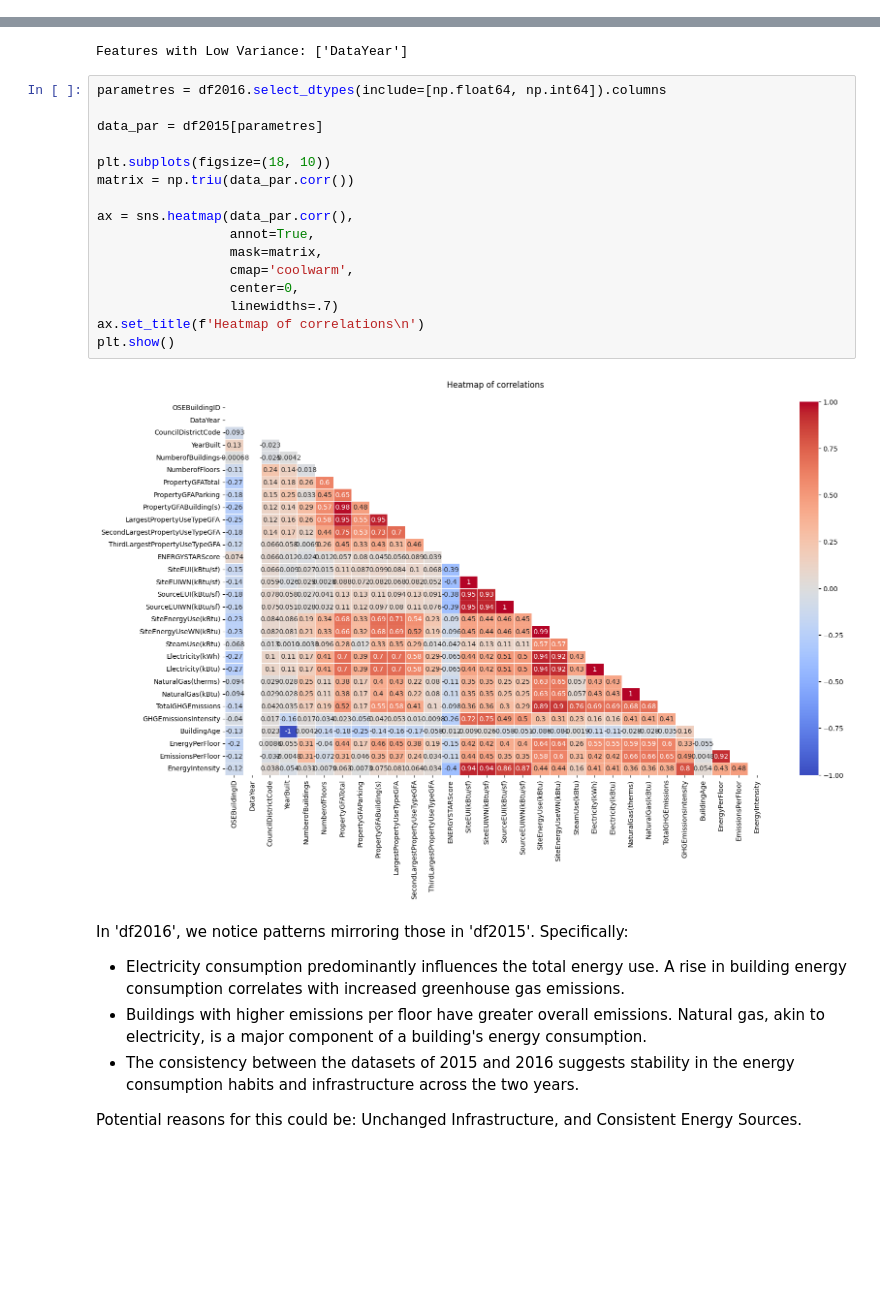
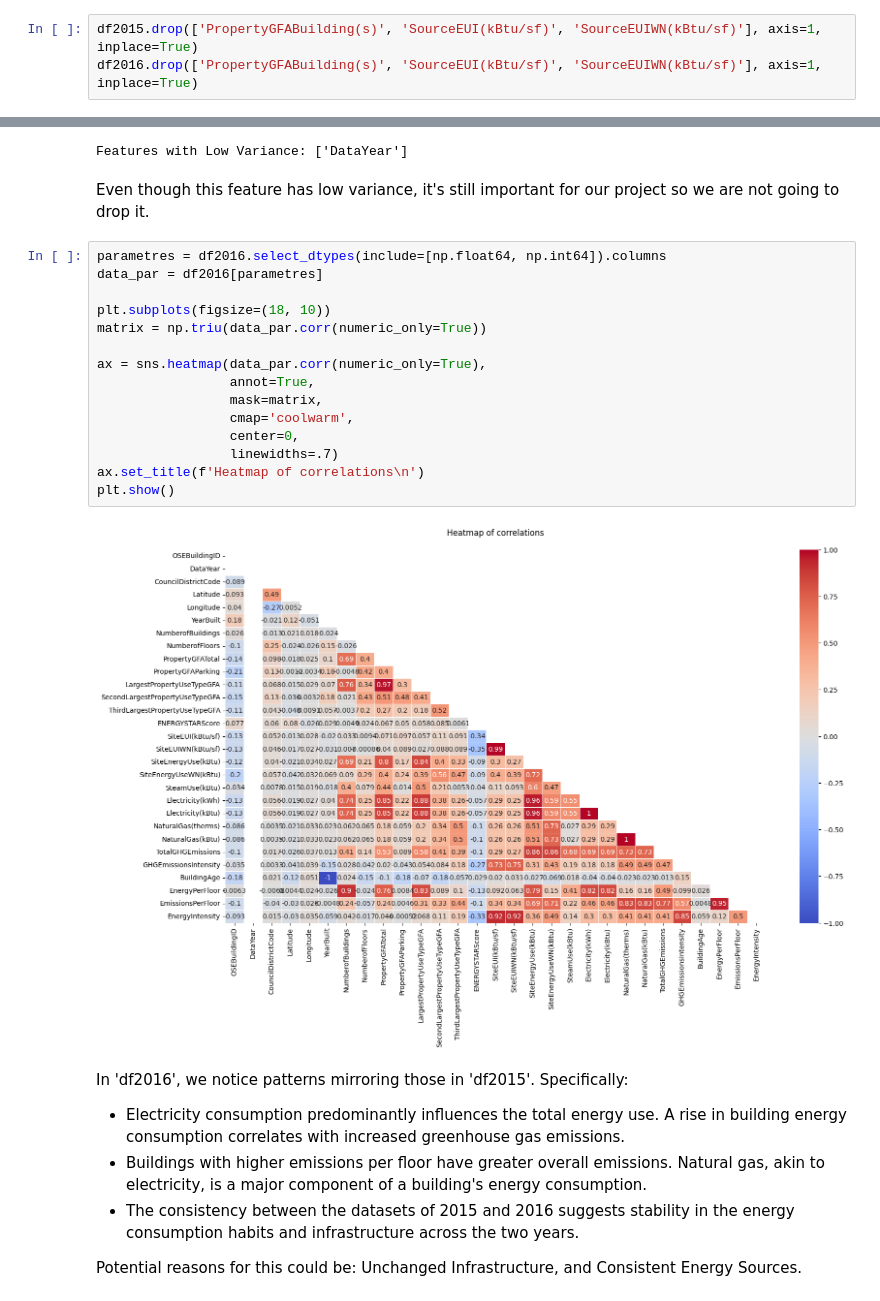
Before and after one commit to MahmoudMans/Team3_power_consumption, a Jupyter notebook: Team3_power_consumption.ipynb, the cells around one changed output, grey strips where cells are left out. Saved outputs shown, nothing was run; the diff lists cells and outputs as text; blank space fills up the shorter version.

```diff
--- a/Team3_power_consumption.ipynb
+++ b/Team3_power_consumption.ipynb
@@ -1054,27 +1056,31 @@ df2015 Columns that have high correlation: ['PropertyGFABuilding(s)', 'LargestPr
+# %%
+df2015.drop(['PropertyGFABuilding(s)', 'SourceEUI(kBtu/sf)', 'SourceEUIWN(kBtu/sf)'], axis=1, inplace=True)
+df2016.drop(['PropertyGFABuilding(s)', 'SourceEUI(kBtu/sf)', 'SourceEUIWN(kBtu/sf)'], axis=1, inplace=True)
 # %%
 variance_threshold = 0.01
 low_variance_features = df2015.var(numeric_only=True)[df2015.var(numeric_only=True) < variance_threshold].index.tolist()
 print("Features with Low Variance:", low_variance_features)
 # %% [output]
 Features with Low Variance: ['DataYear']
+# %% [markdown]
+ Even though this feature has low variance, it's still important for our project so we are not going to drop it.
 # %%
 parametres = df2016.select_dtypes(include=[np.float64, np.int64]).columns
-
-data_par = df2015[parametres]
+data_par = df2016[parametres]
 
 plt.subplots(figsize=(18, 10))
-matrix = np.triu(data_par.corr())
+matrix = np.triu(data_par.corr(numeric_only=True))
 
-ax = sns.heatmap(data_par.corr(),
+ax = sns.heatmap(data_par.corr(numeric_only=True),
                  annot=True,
                  mask=matrix,
                  cmap='coolwarm',
                  center=0,
                  linewidths=.7)
 ax.set_title(f'Heatmap of correlations\n')
 plt.show()
 # %% [output]
-[figure, old version]
+[figure, new version]
 # %% [markdown]
 In 'df2016', we notice patterns mirroring those in 'df2015'. Specifically:
 
```
Also changed, not shown: parts of 10 cells of this notebook.
